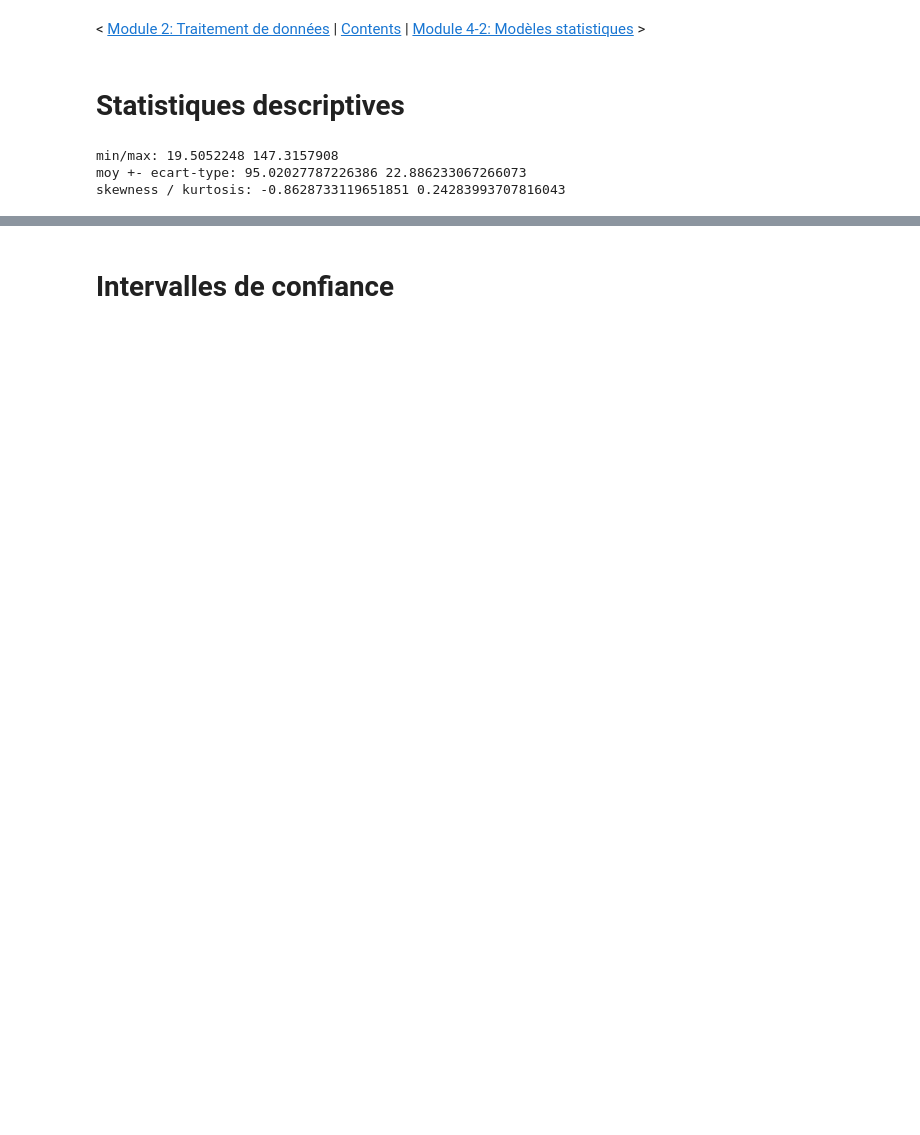
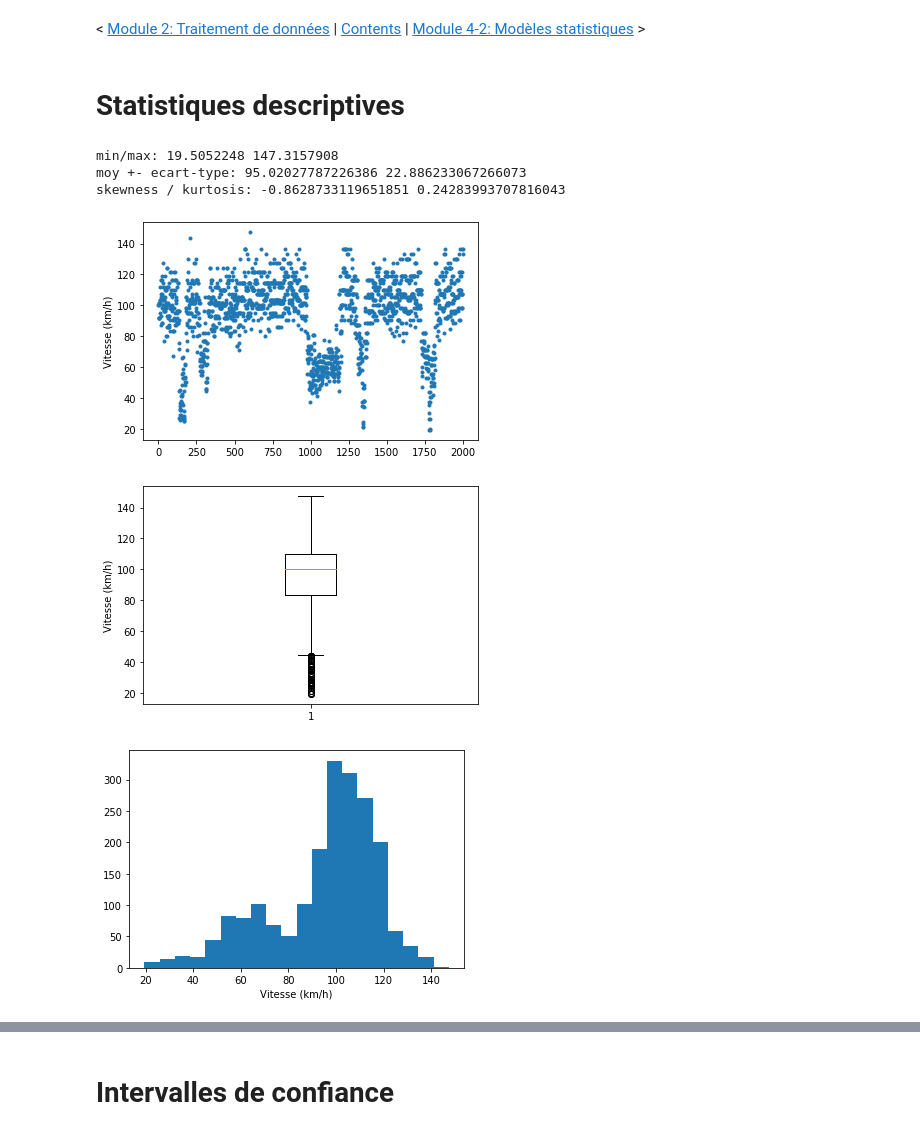
Before and after one commit to nsaunier/CIV8760, a Jupyter notebook: 04-statistiques.ipynb, the cells around one changed output, grey strips where cells are left out. Saved outputs shown, nothing was run; the diff lists cells and outputs as text; code cells hidden in the pictures; blank space fills up the shorter version.

```diff
--- a/04-statistiques.ipynb
+++ b/04-statistiques.ipynb
@@ -15,24 +15,27 @@ def stats(x):
 # %% [markdown]
 # Statistiques descriptives
 # %%
-vitesses = 3.6*np.loadtxt('vitesses-bt-b-a.txt') # en km/h
+vitesses = 3.6*np.loadtxt('donnees/vitesses-bt-b-a.txt') # en km/h
 plt.figure()
 plt.plot(vitesses,'.')
 plt.ylabel('Vitesse (km/h)')
 
 plt.figure()
 plt.boxplot(vitesses)
 plt.ylabel('Vitesse (km/h)')
 
 plt.figure()
 plt.hist(vitesses,20)
 plt.xlabel('Vitesse (km/h)')
 #plt.show()
 stats(vitesses)
 # %% [output]
 min/max: 19.5052248 147.3157908
 moy +- ecart-type: 95.02027787226386 22.886233067266073
 skewness / kurtosis: -0.8628733119651851 0.24283993707816043
+[figure, added]
+[figure, added]
+[figure, added]
 # %%
 # distribution avec une valeur aberrante (ou atypique)
 x = [100]*100
```
Also changed, not shown: parts of 2 cells of this notebook, 9 other files.
